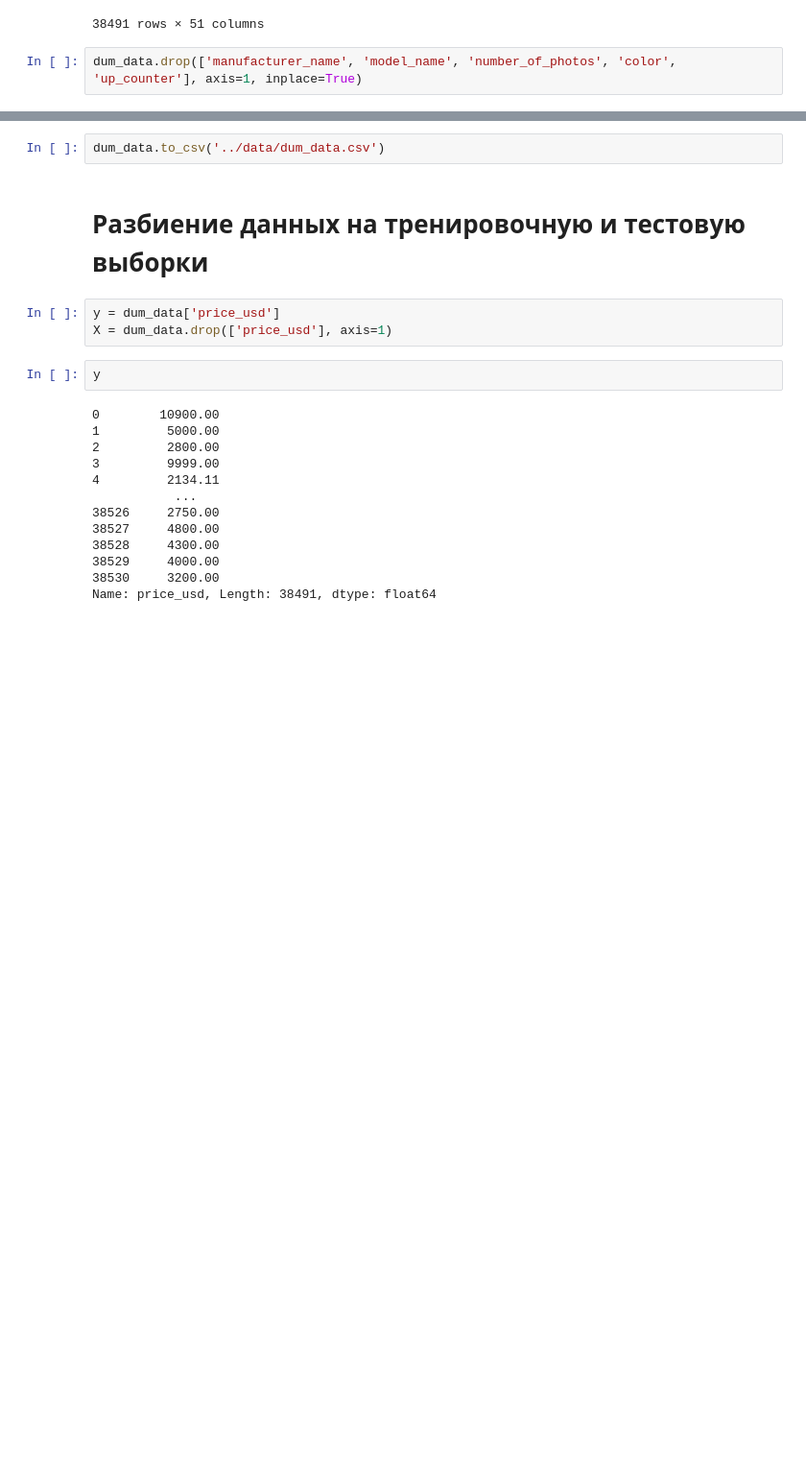
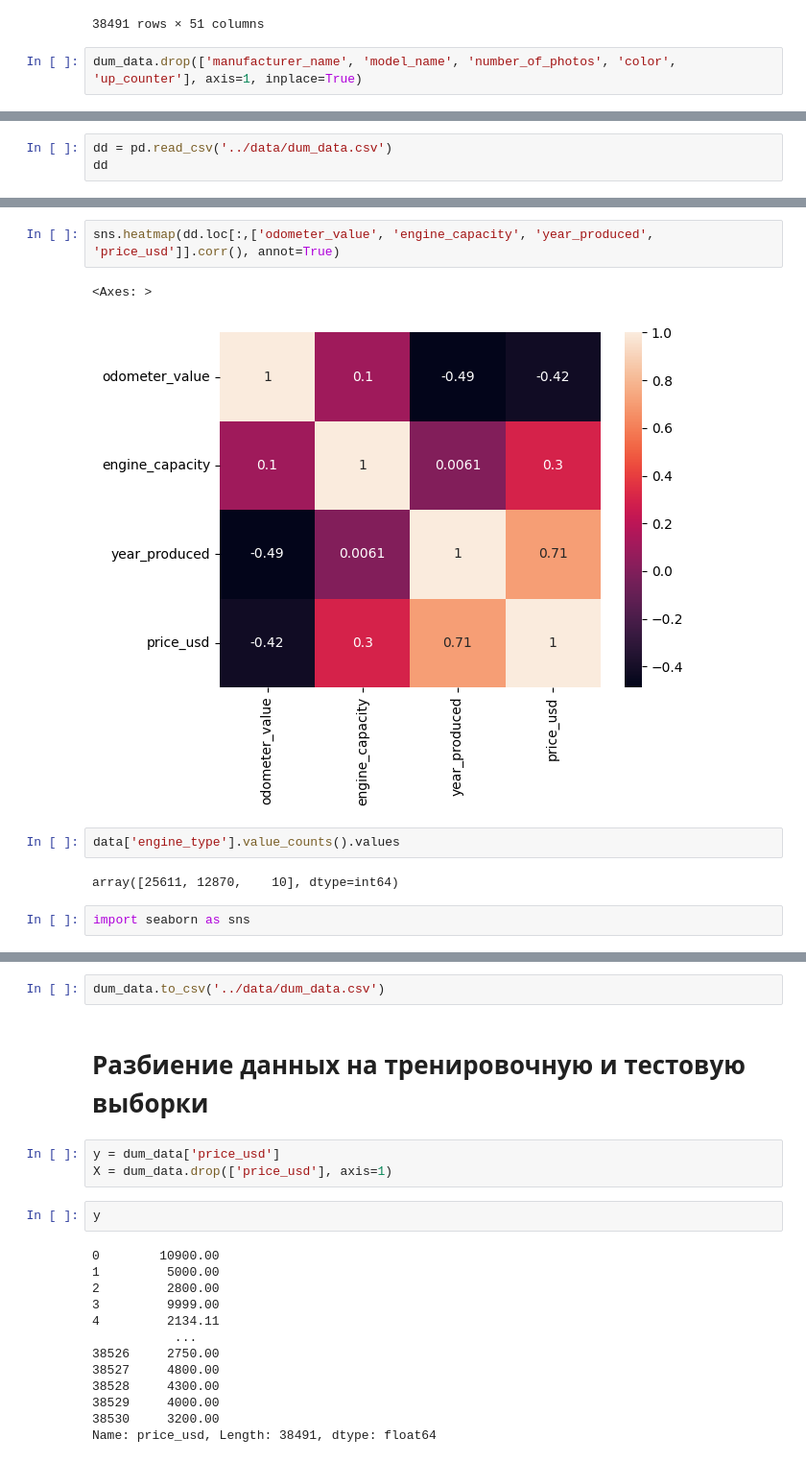
Before and after one commit to ArtGMlg/ML, a Jupyter notebook: notebooks/1.ipynb, the cells around one changed output, grey strips where cells are left out. Shown: that part at 96% size. Saved outputs shown, nothing was run; the diff lists cells and outputs as text; blank space fills up the shorter version.

```diff
--- a/notebooks/1.ipynb
+++ b/notebooks/1.ipynb
@@ -123,0 +116,3 @@ dum_data.drop(['manufacturer_name', 'model_name', 'number_of_photos', 'color', '
+# %%
+dd = pd.read_csv('../data/dum_data.csv')
+dd
@@ -123,0 +149,11 @@ dum_data.drop(['manufacturer_name', 'model_name', 'number_of_photos', 'color', '
+# %%
+sns.heatmap(dd.loc[:,['odometer_value', 'engine_capacity', 'year_produced', 'price_usd']].corr(), annot=True)
+# %% [output]
+<Axes: >
+[figure, added]
+# %%
+data['engine_type'].value_counts().values
+# %% [output]
+array([25611, 12870,    10], dtype=int64)
+# %%
+import seaborn as sns
```
Also changed, not shown: parts of 21 cells of this notebook, 17 other files.
